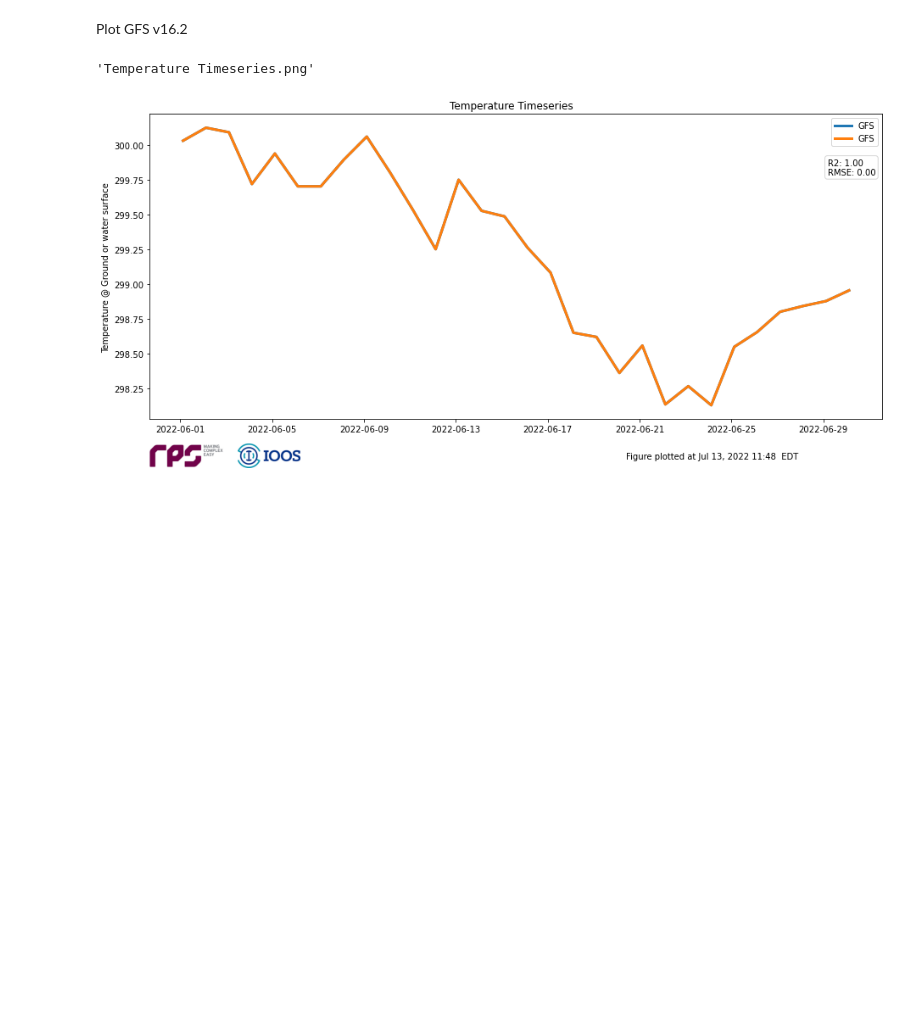
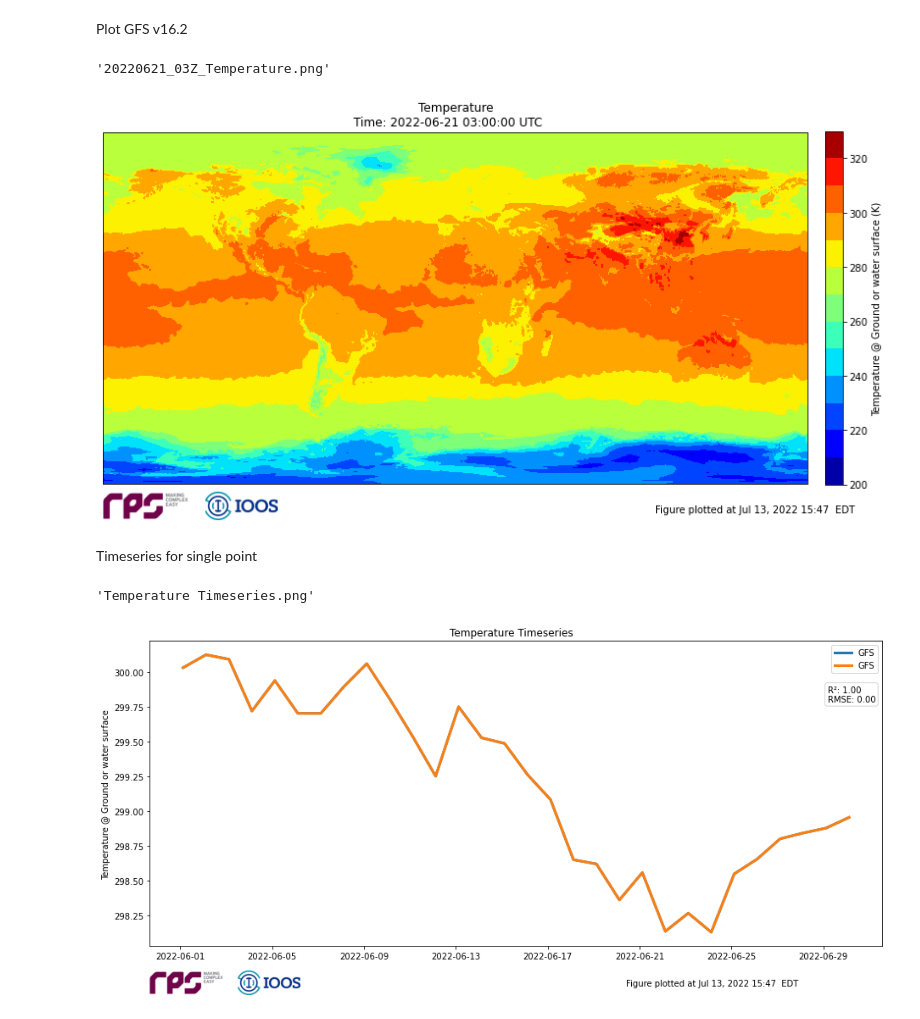
Before and after one commit to ioos/Cloud-Sandbox, a Jupyter notebook: cloudflow/notebooks/ufs_test.ipynb, the cells around one changed output. Cells and saved outputs as stored; diff of their text form; code cells hidden in the pictures; blank space fills up the shorter version.

Commit message:
Fixed formatting for all plots, Made class for easy plotting

```diff
--- a/cloudflow/notebooks/ufs_test.ipynb
+++ b/cloudflow/notebooks/ufs_test.ipynb
@@ -233 +263,10 @@ def plot_timeseries(y_true, y_pred,legendEntry,legendEntry2, variable, s3upload=
+# %%
+class plotParams:
+    def __init__(self, lat, lon, z, timeStamp, longName, unit):
+        self.lat = lat
+        self.lon = lon
+        self.z = z
+        self.time = timeStamp
+        self.longName = longName
+        self.unit = unit
 # %%
@@ -286 +302,11 @@ with xr.open_dataset(climatologyCompleteName, decode_times=False) as climatology
+# %%
+#Store gfs values in class
+gfsPlot = plotParams(gfsTemp.lat.values,gfsTemp.lon.values,gfsTemp.values[0],gfsTemp.time1.values,gfsTemp.long_name,gfsTemp.units)
+# Plot gfs
+plot_figure(gfsPlot,'Temperature',False)
+# %% [output]
+'20220621_03Z_Temperature.png'
+[figure, added]
+# %% [markdown]
+Timeseries for single point
 # %%
```
Also changed, not shown: parts of 25 cells of this notebook.
